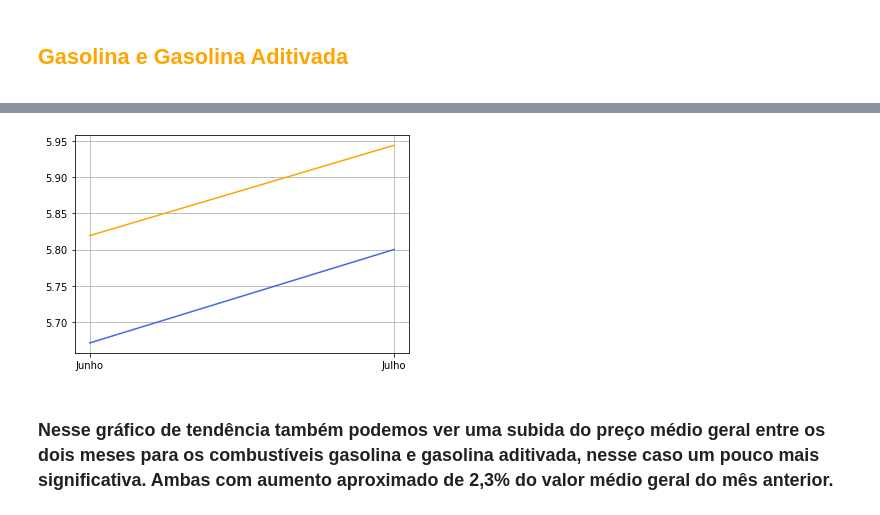
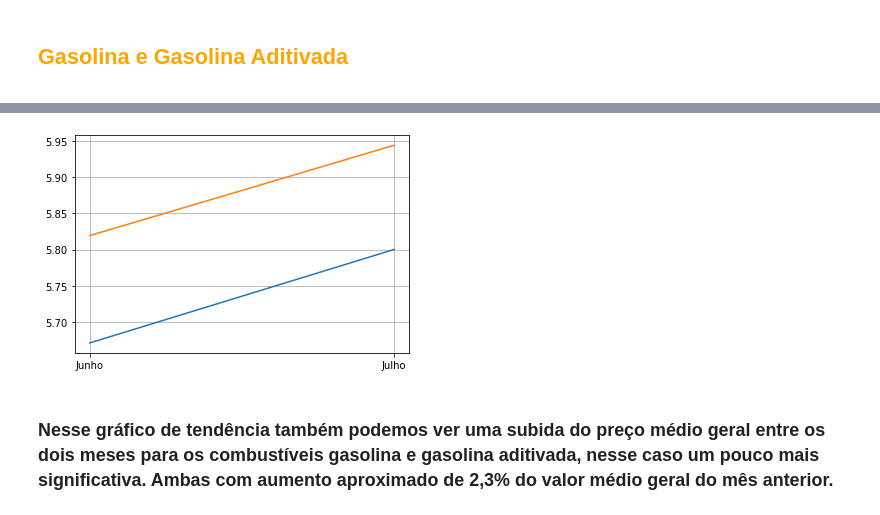
Before and after one commit to Mestevam1976/Projeto_Modulo_4_Resilia_Pandas_Data_Analytics, a Jupyter notebook: modulo-4-pandas-resilia.ipynb, the cells around one changed output, grey strips where cells are left out. Cells and saved outputs as stored; diff of their text form; code cells hidden in the pictures.

```diff
--- a/modulo-4-pandas-resilia.ipynb
+++ b/modulo-4-pandas-resilia.ipynb
@@ -471,13 +474,13 @@ plt.grid()
 # %%
 # Gerando gráfico de tendência para preço médio da gasolina
 
 produto = 'GASOLINA'
-sns.lineplot(x=['Junho','Julho'],y=[jun_produtos.loc[produto][0],jul_produtos.loc[produto][0]],color='royalblue')
+sns.lineplot(x=['Junho','Julho'],y=[jun_produtos.loc[produto][0],jul_produtos.loc[produto][0]])
 produto = 'GASOLINA ADITIVADA'
-sns.lineplot(x=['Junho','Julho'],y=[jun_produtos.loc[produto][0],jul_produtos.loc[produto][0]],color='orange')
+sns.lineplot(x=['Junho','Julho'],y=[jun_produtos.loc[produto][0],jul_produtos.loc[produto][0]])
 plt.grid()
 # %% [output]
-[figure, old version]
+[figure, new version]
 # %% [markdown]
 <h3> Nesse gráfico de tendência também podemos ver uma subida do preço médio geral entre os dois meses para os combustíveis gasolina e gasolina aditivada, nesse caso um pouco mais significativa. Ambas com aumento aproximado de 2,3% do valor médio geral do mês anterior. </h3>
 # %% [markdown]
```
Also changed, not shown: parts of 105 cells of this notebook.
